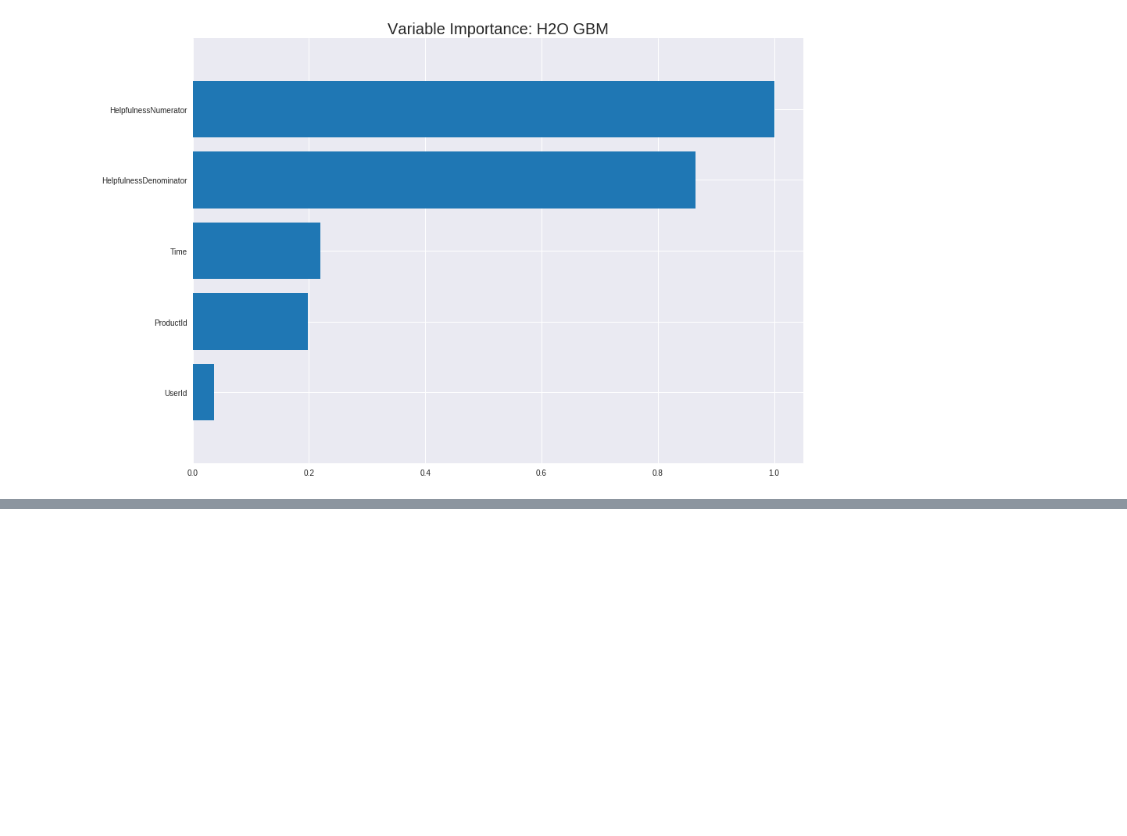
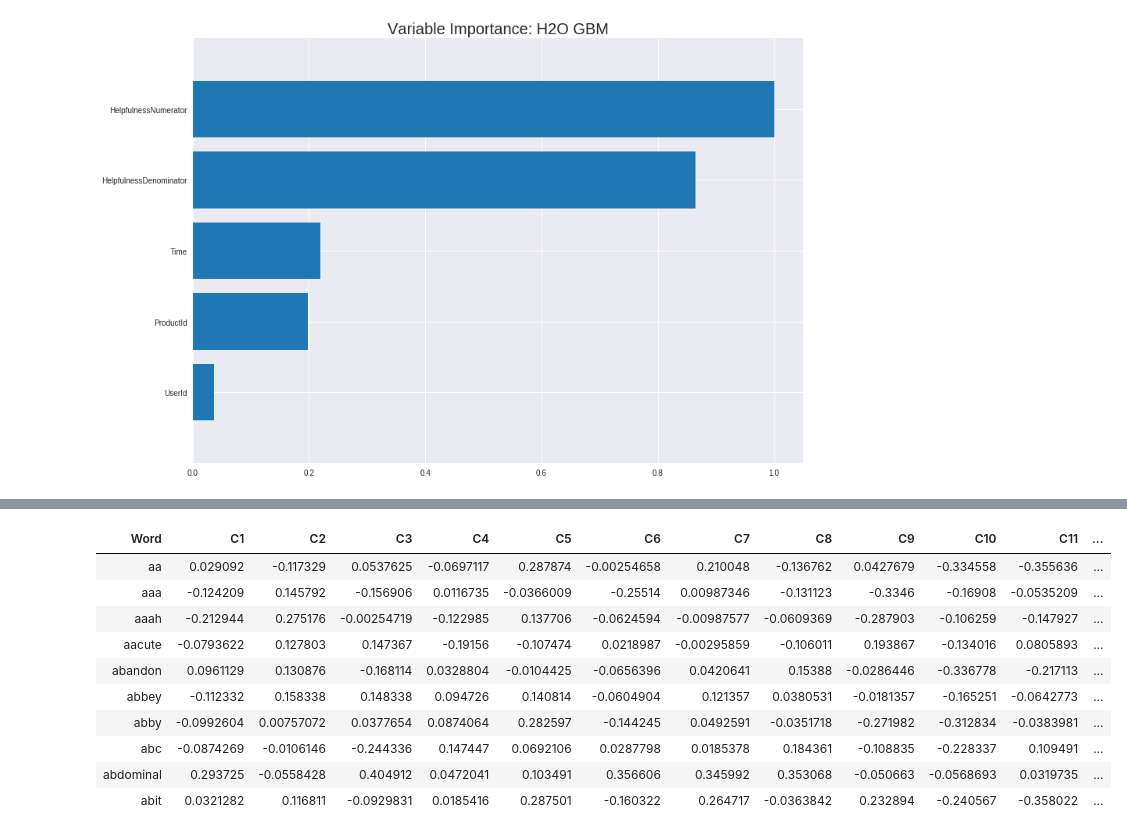
Before and after one commit to binliu0630/Deep_Learning, a Jupyter notebook: H2o_Amazon.ipynb, the cells around one changed output, grey strips where cells are left out. Cells and saved outputs as stored; diff of their text form; code cells hidden in the pictures; blank space fills up the shorter version.

```diff
--- a/H2o_Amazon.ipynb
+++ b/H2o_Amazon.ipynb
@@ -158,0 +324,14 @@ gbm_baseline.varimp_plot()
+# %%
+word_embeddings
+# %% [output]
+| Word | C1 | C2 | C3 | C4 | C5 | C6 | C7 | C8 | C9 | C10 | C11 | ... |
+| aa | 0.029092 | -0.117329 | 0.0537625 | -0.0697117 | 0.287874 | -0.00254658 | 0.210048 | -0.136762 | 0.0427679 | -0.334558 | -0.355636 | ... |
+| aaa | -0.124209 | 0.145792 | -0.156906 | 0.0116735 | -0.0366009 | -0.25514 | 0.00987346 | -0.131123 | -0.3346 | -0.16908 | -0.0535209 | ... |
+| aaah | -0.212944 | 0.275176 | -0.00254719 | -0.122985 | 0.137706 | -0.0624594 | -0.00987577 | -0.0609369 | -0.287903 | -0.106259 | -0.147927 | ... |
+| aacute | -0.0793622 | 0.127803 | 0.147367 | -0.19156 | -0.107474 | 0.0218987 | -0.00295859 | -0.106011 | 0.193867 | -0.134016 | 0.0805893 | ... |
+| abandon | 0.0961129 | 0.130876 | -0.168114 | 0.0328804 | -0.0104425 | -0.0656396 | 0.0420641 | 0.15388 | -0.0286446 | -0.336778 | -0.217113 | ... |
+| abbey | -0.112332 | 0.158338 | 0.148338 | 0.094726 | 0.140814 | -0.0604904 | 0.121357 | 0.0380531 | -0.0181357 | -0.165251 | -0.0642773 | ... |
+| abby | -0.0992604 | 0.00757072 | 0.0377654 | 0.0874064 | 0.282597 | -0.144245 | 0.0492591 | -0.0351718 | -0.271982 | -0.312834 | -0.0383981 | ... |
+| abc | -0.0874269 | -0.0106146 | -0.244336 | 0.147447 | 0.0692106 | 0.0287798 | 0.0185378 | 0.184361 | -0.108835 | -0.228337 | 0.109491 | ... |
+| abdominal | 0.293725 | -0.0558428 | 0.404912 | 0.0472041 | 0.103491 | 0.356606 | 0.345992 | 0.353068 | -0.050663 | -0.0568693 | 0.0319735 | ... |
+| abit | 0.0321282 | 0.116811 | -0.0929831 | 0.0185416 | 0.287501 | -0.160322 | 0.264717 | -0.0363842 | 0.232894 | -0.240567 | -0.358022 | ... |
```
Also changed, not shown: parts of 53 cells of this notebook.
